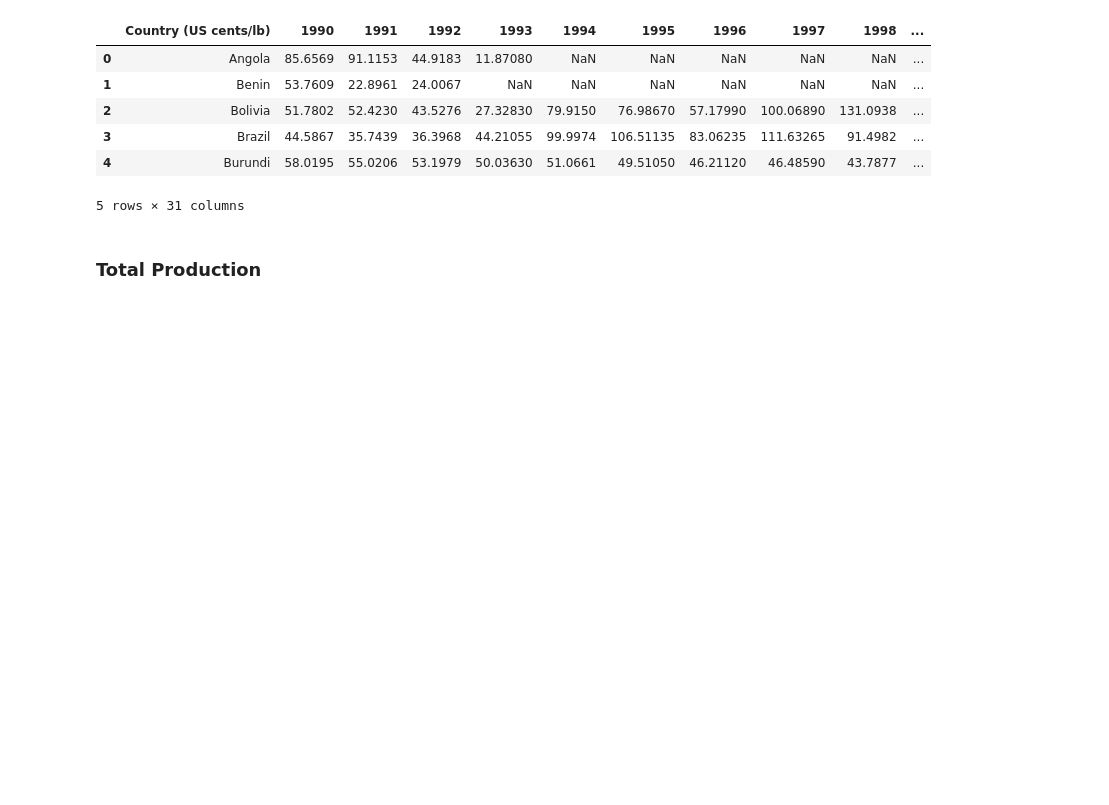
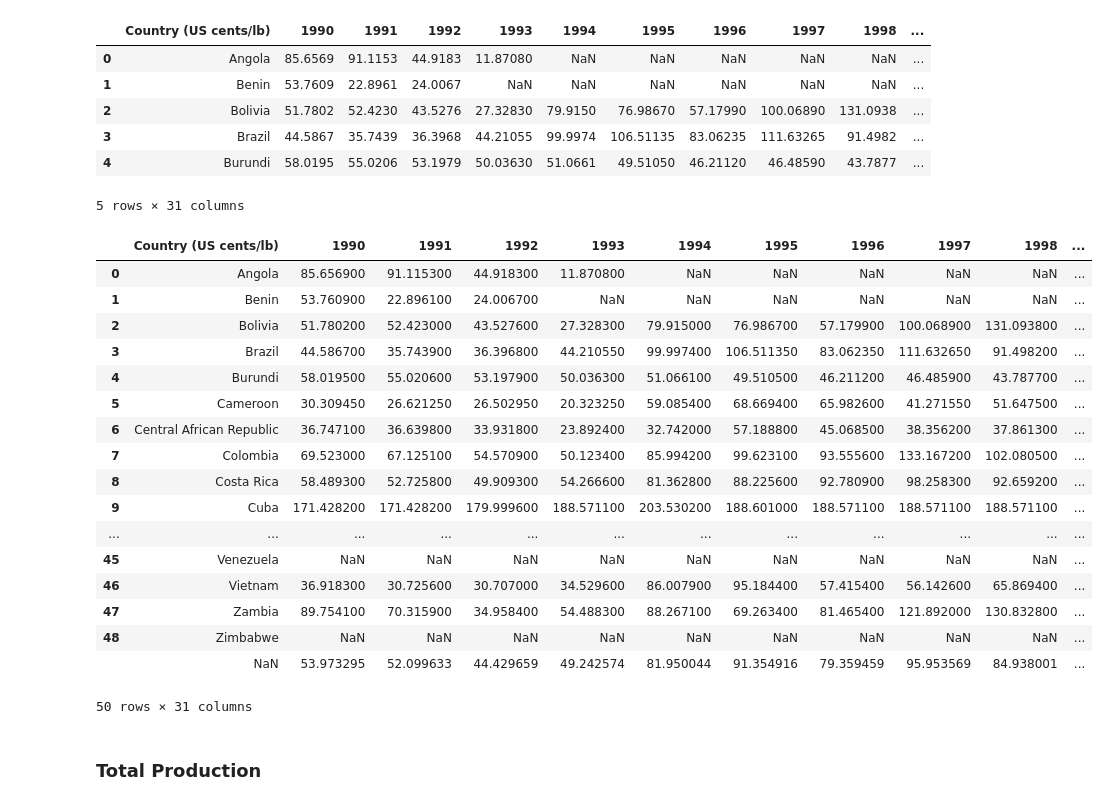
Before and after one commit to wingylui/Coffee_Trading, a Jupyter notebook: dataset_conversion/trading_data_conversion.ipynb, the cells around one changed output. Cells and saved outputs as stored; diff of their text form; code cells hidden in the pictures; blank space fills up the shorter version.

```diff
--- a/dataset_conversion/trading_data_conversion.ipynb
+++ b/dataset_conversion/trading_data_conversion.ipynb
@@ -180,6 +182,28 @@ grower_received_grp.head()
 | 3 | Brazil | 44.5867 | 35.7439 | 36.3968 | 44.21055 | 99.9974 | 106.51135 | 83.06235 | 111.63265 | 91.4982 | ... |
 | 4 | Burundi | 58.0195 | 55.0206 | 53.1979 | 50.03630 | 51.0661 | 49.51050 | 46.21120 | 46.48590 | 43.7877 | ... |
 5 rows × 31 columns
+# %%
+grower_received_grp.loc[""] = grower_received_grp.mean()
+grower_received_grp
+# %% [output]
+|  | Country (US cents/lb) | 1990 | 1991 | 1992 | 1993 | 1994 | 1995 | 1996 | 1997 | 1998 | ... |
+| 0 | Angola | 85.656900 | 91.115300 | 44.918300 | 11.870800 | NaN | NaN | NaN | NaN | NaN | ... |
+| 1 | Benin | 53.760900 | 22.896100 | 24.006700 | NaN | NaN | NaN | NaN | NaN | NaN | ... |
+| 2 | Bolivia | 51.780200 | 52.423000 | 43.527600 | 27.328300 | 79.915000 | 76.986700 | 57.179900 | 100.068900 | 131.093800 | ... |
+| 3 | Brazil | 44.586700 | 35.743900 | 36.396800 | 44.210550 | 99.997400 | 106.511350 | 83.062350 | 111.632650 | 91.498200 | ... |
+| 4 | Burundi | 58.019500 | 55.020600 | 53.197900 | 50.036300 | 51.066100 | 49.510500 | 46.211200 | 46.485900 | 43.787700 | ... |
+| 5 | Cameroon | 30.309450 | 26.621250 | 26.502950 | 20.323250 | 59.085400 | 68.669400 | 65.982600 | 41.271550 | 51.647500 | ... |
+| 6 | Central African Republic | 36.747100 | 36.639800 | 33.931800 | 23.892400 | 32.742000 | 57.188800 | 45.068500 | 38.356200 | 37.861300 | ... |
+| 7 | Colombia | 69.523000 | 67.125100 | 54.570900 | 50.123400 | 85.994200 | 99.623100 | 93.555600 | 133.167200 | 102.080500 | ... |
+| 8 | Costa Rica | 58.489300 | 52.725800 | 49.909300 | 54.266600 | 81.362800 | 88.225600 | 92.780900 | 98.258300 | 92.659200 | ... |
+| 9 | Cuba | 171.428200 | 171.428200 | 179.999600 | 188.571100 | 203.530200 | 188.601000 | 188.571100 | 188.571100 | 188.571100 | ... |
+| ... | ... | ... | ... | ... | ... | ... | ... | ... | ... | ... | ... |
+| 45 | Venezuela | NaN | NaN | NaN | NaN | NaN | NaN | NaN | NaN | NaN | ... |
+| 46 | Vietnam | 36.918300 | 30.725600 | 30.707000 | 34.529600 | 86.007900 | 95.184400 | 57.415400 | 56.142600 | 65.869400 | ... |
+| 47 | Zambia | 89.754100 | 70.315900 | 34.958400 | 54.488300 | 88.267100 | 69.263400 | 81.465400 | 121.892000 | 130.832800 | ... |
+| 48 | Zimbabwe | NaN | NaN | NaN | NaN | NaN | NaN | NaN | NaN | NaN | ... |
+|  | NaN | 53.973295 | 52.099633 | 44.429659 | 49.242574 | 81.950044 | 91.354916 | 79.359459 | 95.953569 | 84.938001 | ... |
+50 rows × 31 columns
 # %% [markdown]
 ### Total Production
 # %%
```
Also changed, not shown: parts of 18 cells of this notebook, 13 other files.
